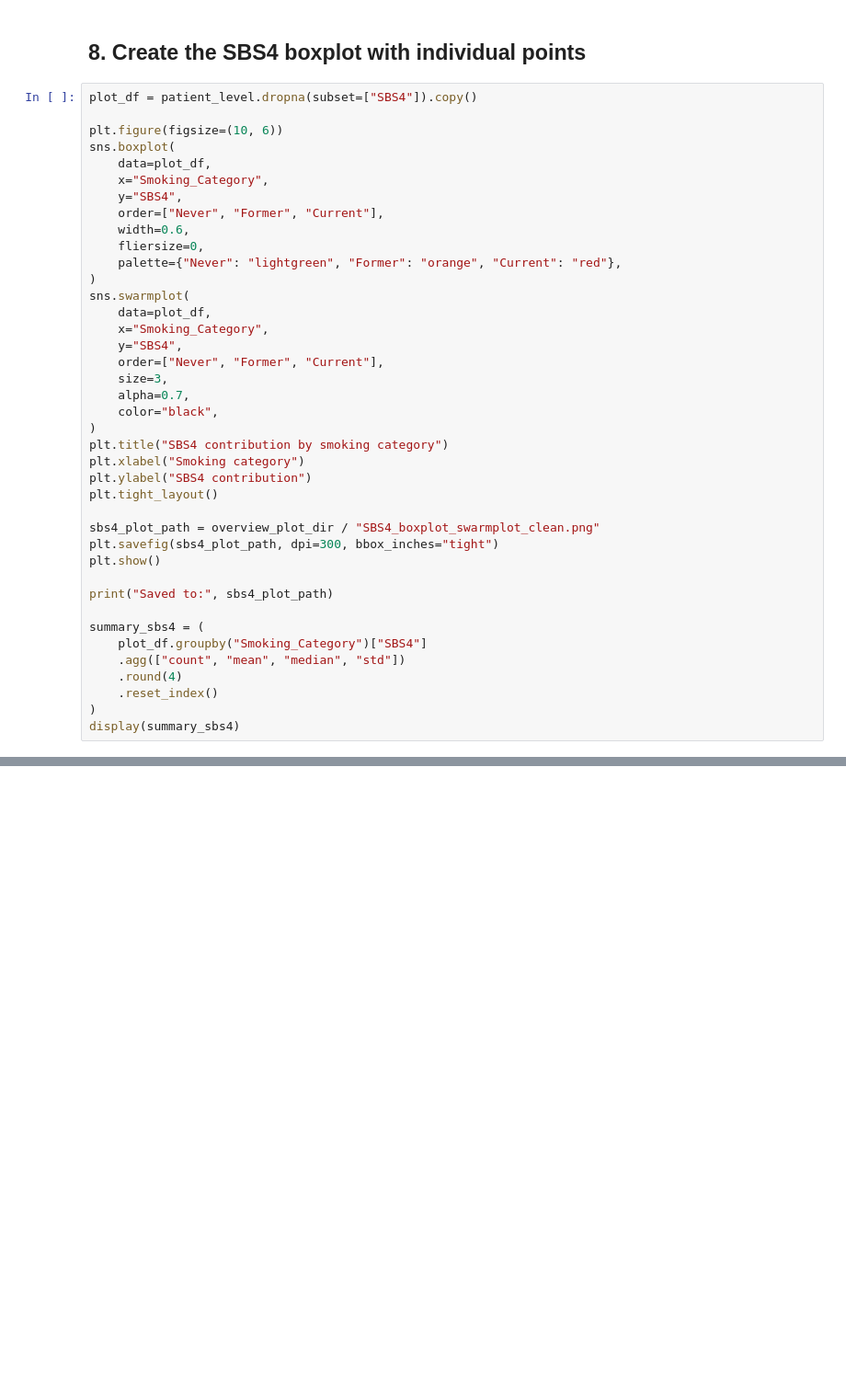
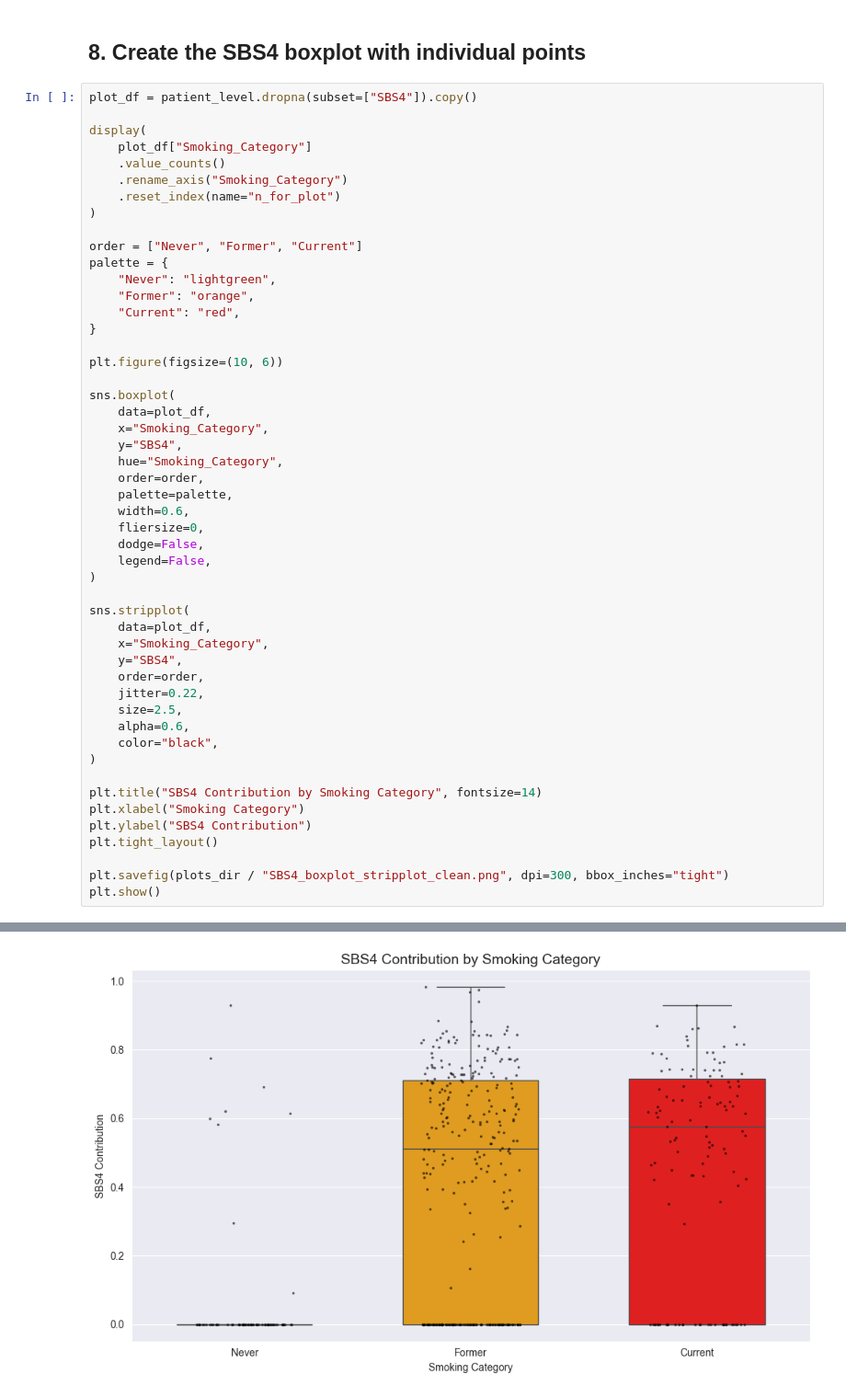
Before and after one commit to MiJen27/tcga-luad-smoking-signatures, a Jupyter notebook: 04_unsupervised_signature_plots.ipynb, the cells around one changed output, grey strips where cells are left out. Shown at 92% size. Cells and saved outputs as stored; diff of their text form; blank space fills up the shorter version.

```diff
--- a/04_unsupervised_signature_plots.ipynb
+++ b/04_unsupervised_signature_plots.ipynb
@@ -264,40 +254,51 @@ for category in ["Never", "Former", "Current"]:
 # %%
 plot_df = patient_level.dropna(subset=["SBS4"]).copy()
 
+display(
+    plot_df["Smoking_Category"]
+    .value_counts()
+    .rename_axis("Smoking_Category")
+    .reset_index(name="n_for_plot")
+)
+
+order = ["Never", "Former", "Current"]
+palette = {
+    "Never": "lightgreen",
+    "Former": "orange",
+    "Current": "red",
+}
+
 plt.figure(figsize=(10, 6))
+
 sns.boxplot(
     data=plot_df,
     x="Smoking_Category",
     y="SBS4",
-    order=["Never", "Former", "Current"],
+    hue="Smoking_Category",
+    order=order,
+    palette=palette,
     width=0.6,
     fliersize=0,
-    palette={"Never": "lightgreen", "Former": "orange", "Current": "red"},
+    dodge=False,
+    legend=False,
 )
-sns.swarmplot(
+
+sns.stripplot(
     data=plot_df,
     x="Smoking_Category",
     y="SBS4",
-    order=["Never", "Former", "Current"],
-    size=3,
-    alpha=0.7,
+    order=order,
+    jitter=0.22,
+    size=2.5,
+    alpha=0.6,
     color="black",
 )
-plt.title("SBS4 contribution by smoking category")
-plt.xlabel("Smoking category")
-plt.ylabel("SBS4 contribution")
+
+plt.title("SBS4 Contribution by Smoking Category", fontsize=14)
+plt.xlabel("Smoking Category")
+plt.ylabel("SBS4 Contribution")
 plt.tight_layout()
 
-sbs4_plot_path = overview_plot_dir / "SBS4_boxplot_swarmplot_clean.png"
-plt.savefig(sbs4_plot_path, dpi=300, bbox_inches="tight")
+plt.savefig(plots_dir / "SBS4_boxplot_stripplot_clean.png", dpi=300, bbox_inches="tight")
 plt.show()
-
-print("Saved to:", sbs4_plot_path)
-
-summary_sbs4 = (
-    plot_df.groupby("Smoking_Category")["SBS4"]
-    .agg(["count", "mean", "median", "std"])
-    .round(4)
-    .reset_index()
-)
-display(summary_sbs4)
+# %% [output]
@@ -303,0 +309 @@ display(summary_sbs4)
+[figure, added]
```
Also changed, not shown: parts of 12 cells of this notebook, 4 other files.
